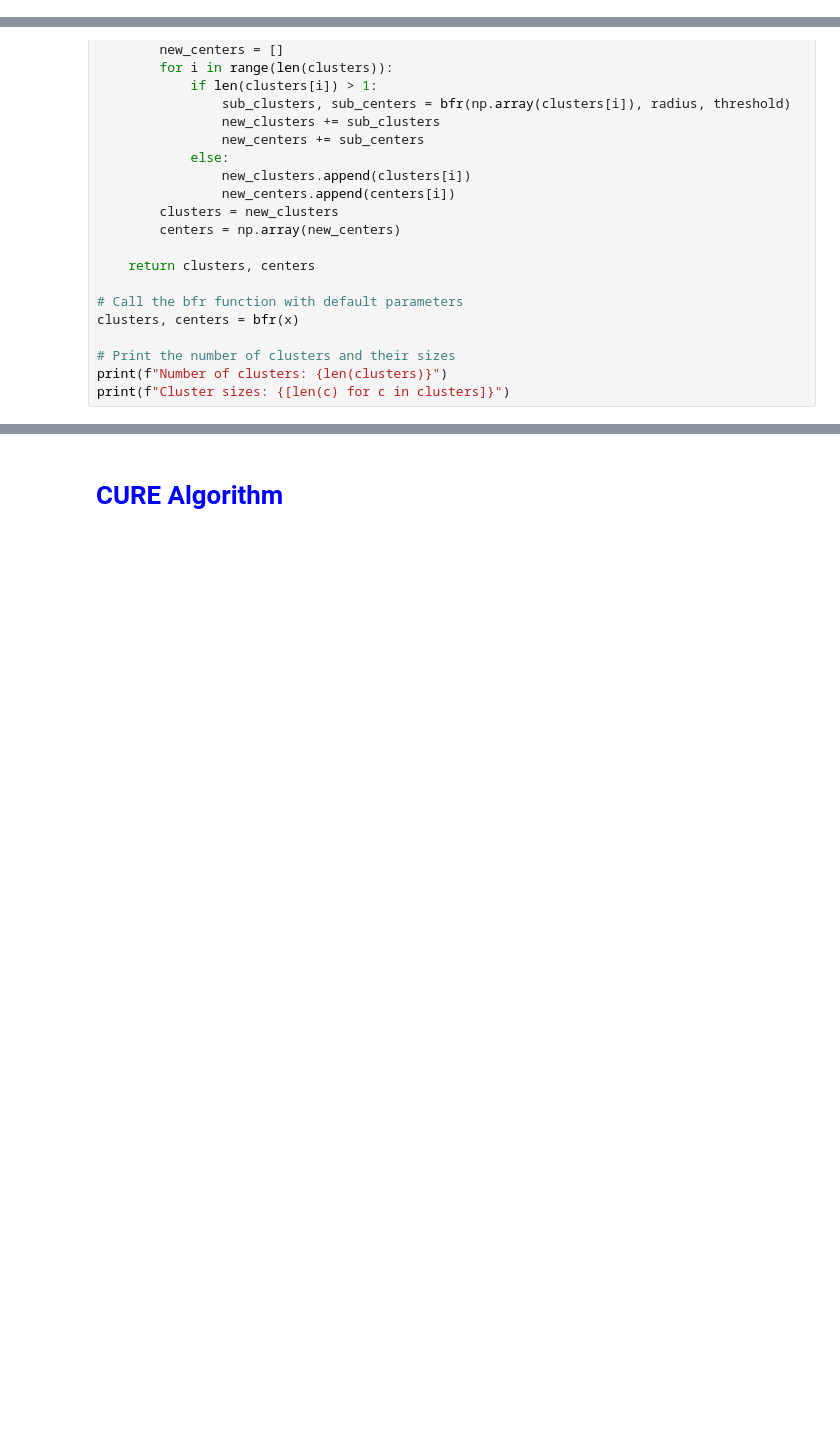
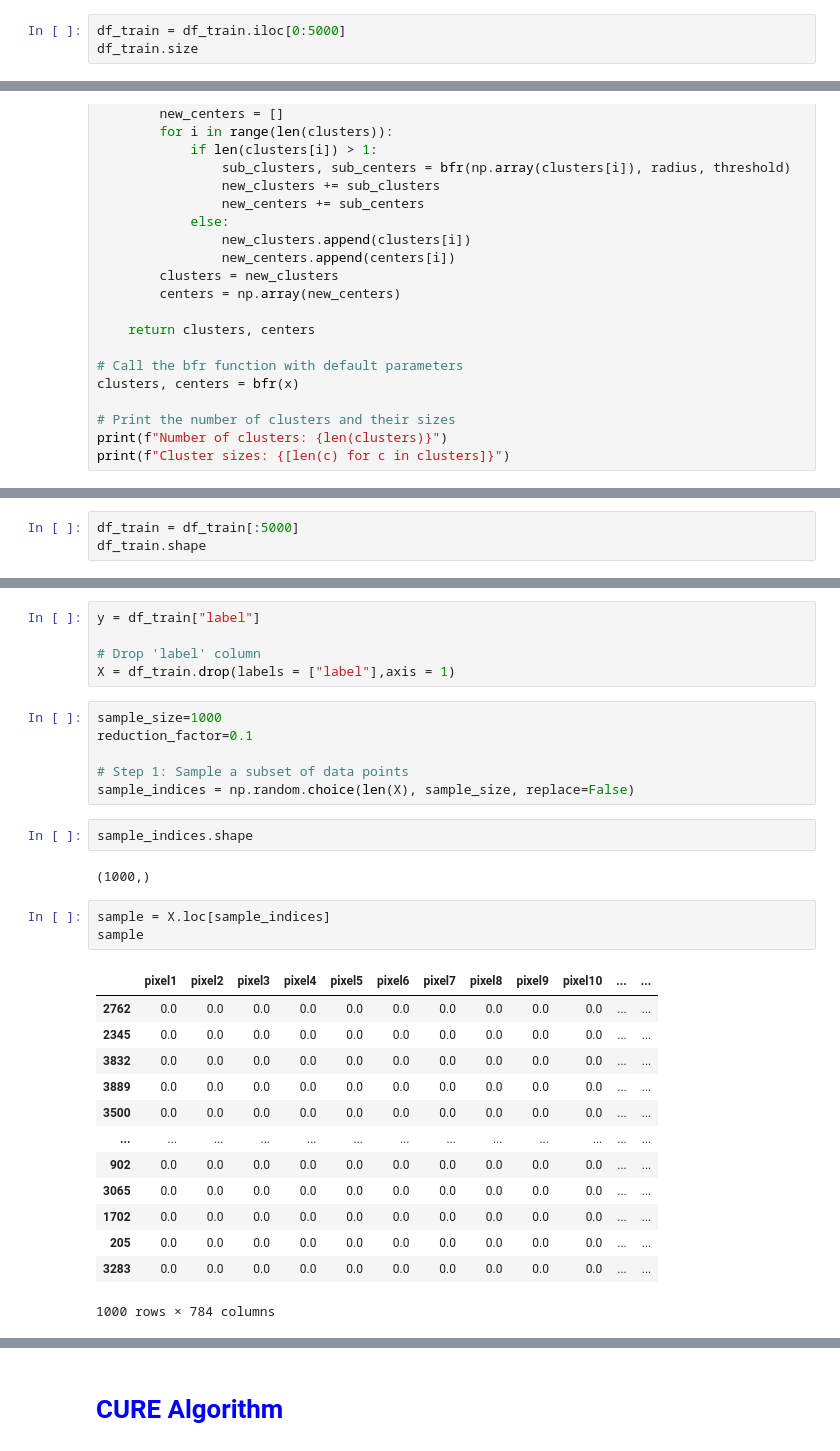
Before and after one commit to bhattacharya5/MLBD, a Jupyter notebook: M21AIE211_MLBD_Assignment1.ipynb, the cells around one changed output, grey strips where cells are left out. Cells and saved outputs as stored; diff of their text form; blank space fills up the shorter version.

```diff
--- a/M21AIE211_MLBD_Assignment1.ipynb
+++ b/M21AIE211_MLBD_Assignment1.ipynb
@@ -35,3 +35,6 @@ df_train.head(5)
 df_train.size
 # %% [output]
 32970000
+# %%
+df_train = df_train.iloc[0:5000]
+df_train.size
@@ -455,0 +536,3 @@ print(f"Cluster sizes: {[len(c) for c in clusters]}")
+# %%
+df_train = df_train[:5000]
+df_train.shape
@@ -455,0 +551,32 @@ print(f"Cluster sizes: {[len(c) for c in clusters]}")
+# %%
+y = df_train["label"]
+
+# Drop 'label' column
+X = df_train.drop(labels = ["label"],axis = 1)
+# %%
+sample_size=1000
+reduction_factor=0.1
+
+# Step 1: Sample a subset of data points
+sample_indices = np.random.choice(len(X), sample_size, replace=False)
+# %%
+sample_indices.shape
+# %% [output]
+(1000,)
+# %%
+sample = X.loc[sample_indices]
+sample
+# %% [output]
+|  | pixel1 | pixel2 | pixel3 | pixel4 | pixel5 | pixel6 | pixel7 | pixel8 | pixel9 | pixel10 | ... | ... |
+| 2762 | 0.0 | 0.0 | 0.0 | 0.0 | 0.0 | 0.0 | 0.0 | 0.0 | 0.0 | 0.0 | ... | ... |
+| 2345 | 0.0 | 0.0 | 0.0 | 0.0 | 0.0 | 0.0 | 0.0 | 0.0 | 0.0 | 0.0 | ... | ... |
+| 3832 | 0.0 | 0.0 | 0.0 | 0.0 | 0.0 | 0.0 | 0.0 | 0.0 | 0.0 | 0.0 | ... | ... |
+| 3889 | 0.0 | 0.0 | 0.0 | 0.0 | 0.0 | 0.0 | 0.0 | 0.0 | 0.0 | 0.0 | ... | ... |
+| 3500 | 0.0 | 0.0 | 0.0 | 0.0 | 0.0 | 0.0 | 0.0 | 0.0 | 0.0 | 0.0 | ... | ... |
+| ... | ... | ... | ... | ... | ... | ... | ... | ... | ... | ... | ... | ... |
+| 902 | 0.0 | 0.0 | 0.0 | 0.0 | 0.0 | 0.0 | 0.0 | 0.0 | 0.0 | 0.0 | ... | ... |
+| 3065 | 0.0 | 0.0 | 0.0 | 0.0 | 0.0 | 0.0 | 0.0 | 0.0 | 0.0 | 0.0 | ... | ... |
+| 1702 | 0.0 | 0.0 | 0.0 | 0.0 | 0.0 | 0.0 | 0.0 | 0.0 | 0.0 | 0.0 | ... | ... |
+| 205 | 0.0 | 0.0 | 0.0 | 0.0 | 0.0 | 0.0 | 0.0 | 0.0 | 0.0 | 0.0 | ... | ... |
+| 3283 | 0.0 | 0.0 | 0.0 | 0.0 | 0.0 | 0.0 | 0.0 | 0.0 | 0.0 | 0.0 | ... | ... |
+1000 rows × 784 columns
```
Also changed, not shown: parts of 23 cells of this notebook.
